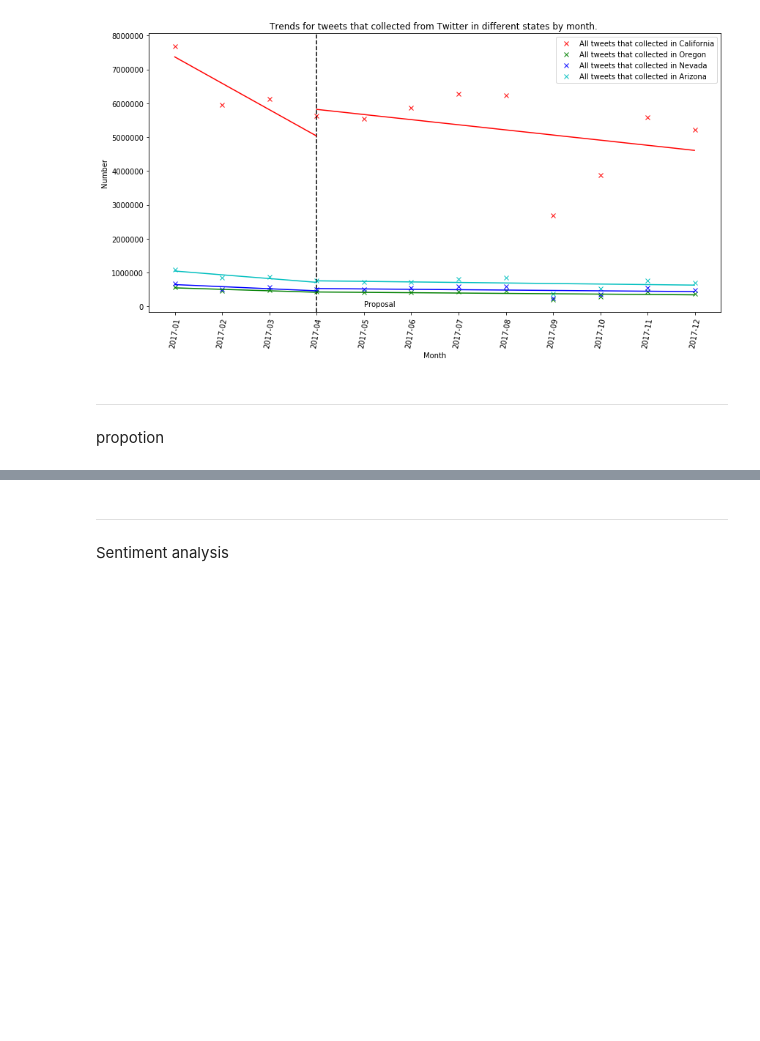
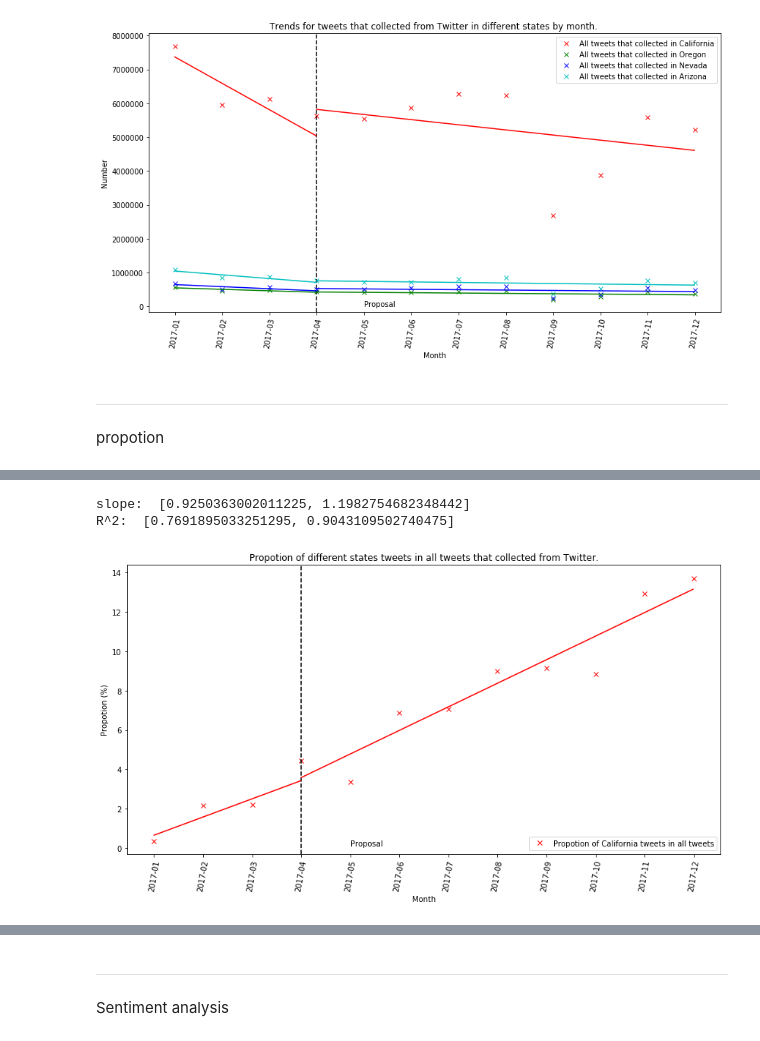
Before and after one commit to meettyj/Tobacco-on-Twitter, a Jupyter notebook: juliana/figures/figure_CaliforniaLevel.ipynb, the cells around one changed output, grey strips where cells are left out. Cells and saved outputs as stored; diff of their text form; code cells hidden in the pictures; blank space fills up the shorter version.

```diff
--- a/juliana/figures/figure_CaliforniaLevel.ipynb
+++ b/juliana/figures/figure_CaliforniaLevel.ipynb
@@ -782,4 +778,38 @@ section 2:  [1.6516794211129036, 1.568556420858781, 1.5490079396217558, 1.591442
 [figure]
+# %%
+
+x = ['2017-01','2017-02', '2017-03','2017-04','2017-05','2017-06','2017-07','2017-08','2017-09','2017-10','2017-11','2017-12']
+
+plt.figure(figsize=(14,7))
+
+# print(x)
+# itemNum = len(x)
+# print(itemNum)
+x1=[1,2,3,4,5,6,7,8,9,10,11,12]
+ytest = [i+np.random.normal(0,1) for i in x1]
+plt.plot(x, ytest, 'rx', label='Propotion of California tweets in all tweets')
+
+
+plt.legend()
+# plt.vlines(6, 0, 1, colors = "black", linestyles = "dashed")
+plt.axvline(3, hold=None,color='black',linestyle="--")
+plt.annotate(s = 'Proposal', xy=(4,0.1))
+
+drawRegressionLine_two_section(ytest, color='r')
+
+
+
+plt.xticks(rotation=80)
+plt.xlabel('Month')
+plt.ylabel('Propotion (%)')
+#  Y-axis represents the number of corresponding tweets within each month.
+plt.title('Propotion of different states tweets in all tweets that collected from Twitter.')
+# plt.figure(figsize=(40,1))
+plt.show()
+# %% [output]
+slope:  [0.9250363002011225, 1.1982754682348442]
+R^2:  [0.7691895033251295, 0.9043109502740475]
+[figure, added]
 # %%
 
 x = ['2017-01','2017-02', '2017-03','2017-04','2017-05','2017-06','2017-07','2017-08','2017-09','2017-10','2017-11','2017-12']
```
Also changed, not shown: parts of 15 cells of this notebook, 5 other files.
